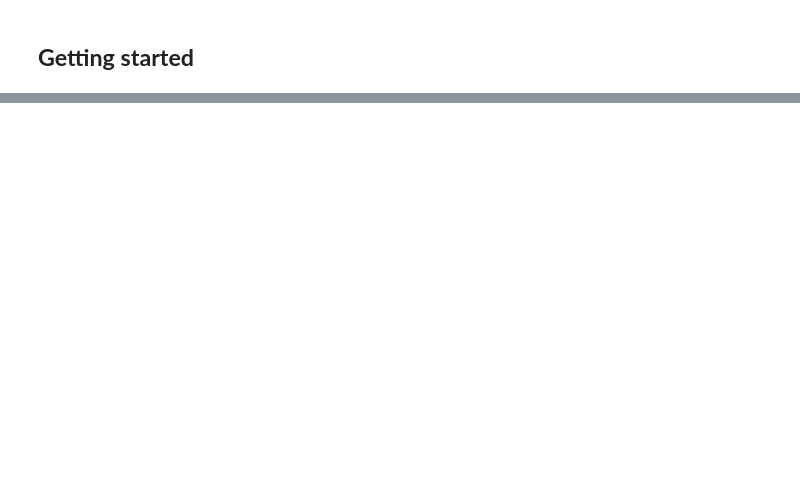
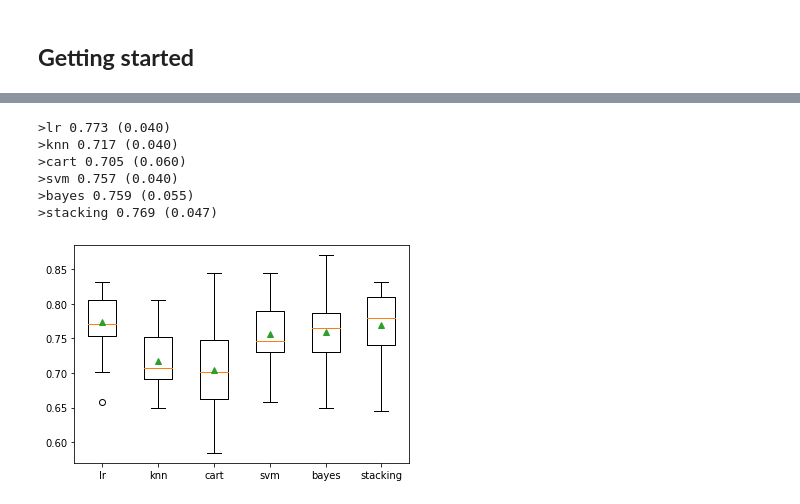
Before and after one commit to datacamp/Applied-Machine-Learning-Ensemble-Modeling-live-training, a Jupyter notebook: notebooks/python_live_session_template.ipynb, the cells around one changed output, grey strips where cells are left out. Saved outputs shown, nothing was run; the diff lists cells and outputs as text; code cells hidden in the pictures; blank space fills up the shorter version.

```diff
--- a/notebooks/python_live_session_template.ipynb
+++ b/notebooks/python_live_session_template.ipynb
@@ -56,0 +124,5 @@ airbnb.head()
+# %%
+# evaluate model
+model = LogisticRegression(solver='newton-cg',penalty='l2',C=1)
+m_scores = cross_val_score(model, X, y, scoring='accuracy', cv=cv, n_jobs=-1, error_score='raise')
+print('Good: %.3f (%.3f)' % (np.mean(m_scores), np.std(m_scores)))
@@ -56,0 +220,48 @@ airbnb.head()
+# %%
+# get a stacking ensemble of models
+def get_stacking():
+	# define the base models
+	level0 = list()
+	level0.append(('lr', LogisticRegression()))
+	level0.append(('knn', KNeighborsClassifier()))
+	level0.append(('cart', DecisionTreeClassifier()))
+	level0.append(('svm', SVC()))
+	level0.append(('bayes', GaussianNB()))
+	# define meta learner model
+	level1 = LogisticRegression()
+	# define the stacking ensemble
+	model = StackingClassifier(estimators=level0, final_estimator=level1, cv=5)
+	return model
+# %%
+# get a list of models to evaluate
+def get_models():
+	models = dict()
+	models['lr'] = LogisticRegression()
+	models['knn'] = KNeighborsClassifier()
+	models['cart'] = DecisionTreeClassifier()
+	models['svm'] = SVC()
+	models['bayes'] = GaussianNB()
+	models['stacking'] = get_stacking()
+	return models
+# %%
+# get the models to evaluate
+models = get_models()
+# %%
+# evaluate the models and store results
+results, names = list(), list()
+for name, model in models.items():
+	scores = evaluate_model(model)
+	results.append(scores)
+	names.append(name)
+	print('>%s %.3f (%.3f)' % (name, mean(scores), std(scores)))
+# plot model performance for comparison
+pyplot.boxplot(results, labels=names, showmeans=True)
+pyplot.show()
+# %% [output]
+>lr 0.773 (0.040)
+>knn 0.717 (0.040)
+>cart 0.705 (0.060)
+>svm 0.757 (0.040)
+>bayes 0.759 (0.055)
+>stacking 0.769 (0.047)
+[figure, added]
```
Also changed, not shown: parts of 19 cells of this notebook.
